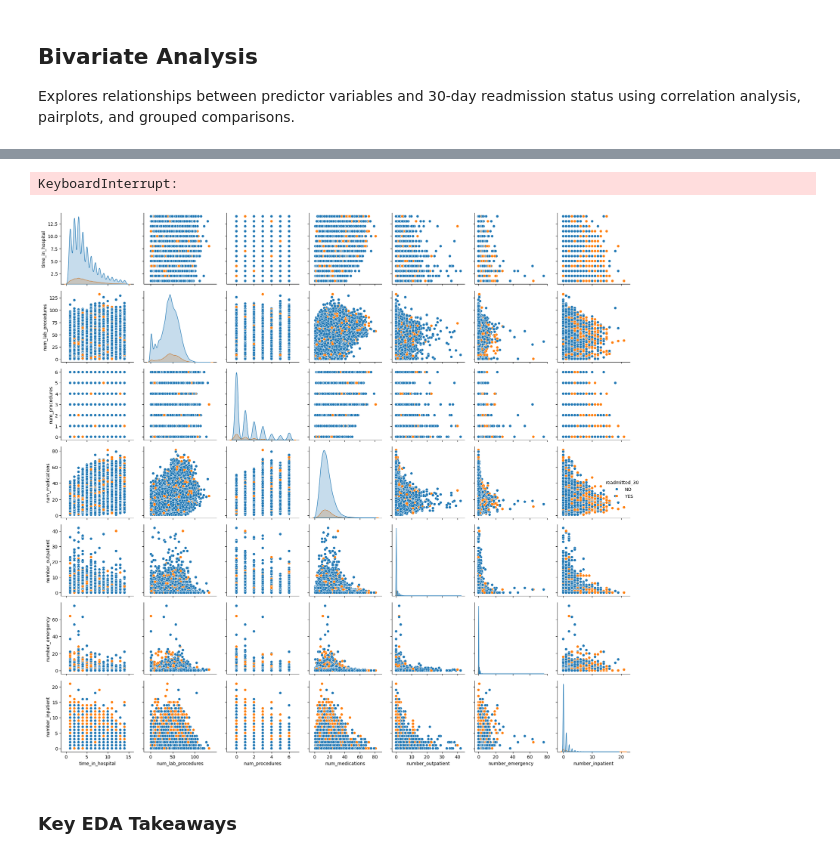
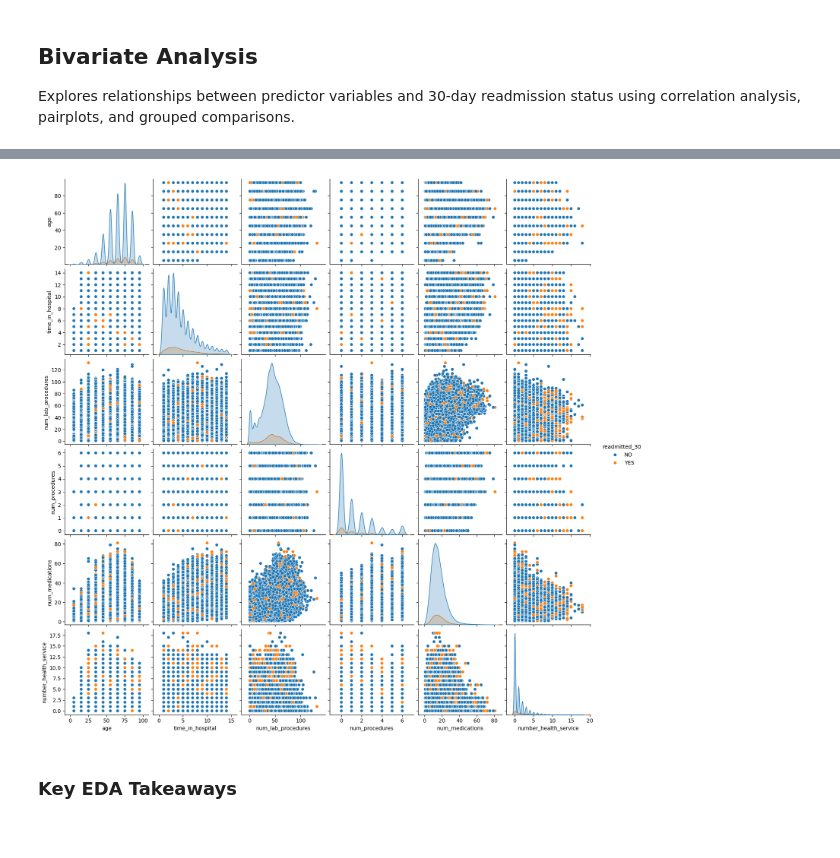
Before and after one commit to RayofData/30-Day-Hospital-Readmission-Analysis, a Jupyter notebook: EDA.ipynb, the cells around one changed output, grey strips where cells are left out. Cells and saved outputs as stored; diff of their text form; code cells hidden in the pictures.

```diff
--- a/EDA.ipynb
+++ b/EDA.ipynb
@@ -654,5 +675,5 @@ clean_df.loc[
 # %%
-diag_order = ["3 or less", 4, 5, 6, 7, 8, "9 or more"]
+diag_order = [3, 4, 5, 6, 7, 8, 9]
 
 clean_df["number_diagnoses"] = pd.Categorical(
     clean_df["number_diagnoses"],
@@ -791,16 +791,12 @@ for col in visit_cols:
 # %%
-visit_order = [0, 1, 2, 3, 4, 5, "6 or more"]
+visit_order = [0, 1, 2, 3, 4, 5, 6]
 
-for col in visit_cols:
-    clean_df[col] = pd.Categorical(
-        clean_df[col],
-        categories=visit_order,
-        ordered=True
-    )
-
+for i, col in enumerate(visit_cols):
+    mean_out = clean_df[col].mean()
     visit_pct = (
         clean_df[col]
         .value_counts(normalize=True, sort=False)
+        .reindex(visit_order)
         .mul(100)
     )
 
@@ -811,11 +807,22 @@ for col in visit_cols:
         edgecolor="white"
     )
 
+    plt.axvline(
+        mean_out,
+        color="red",
+        linestyle="--",
+        linewidth=2,
+        label=f"Mean = {mean_out:.2f}"
+    )
+
+
     clean_name = col.replace("_", " ").title()
 
     plt.xlabel(clean_name)
     plt.ylabel("Percent")
     plt.title(f"Distribution of {clean_name}")
+    handles, labels = ax.get_legend_handles_labels()
+    plt.legend(handles=[handles[0]], labels=[labels[0]])
     plt.xticks(rotation=45)
 
     for i, pct in enumerate(visit_pct.values):
@@ -828,6 +835,7 @@ for col in visit_cols:
         )
 
     plt.ylim(0, visit_pct.max() * 1.1)
+
     plt.tight_layout()
     plt.show()
 # %% [output]
@@ -837,3 +845,9 @@ for col in visit_cols:
+# %%
+clean_df["number_health_service"] = (
+    clean_df["number_outpatient"]
+    + clean_df["number_emergency"]
+    + clean_df["number_inpatient"]
+)
 # %% [markdown]
 ## Bivariate Analysis
 
@@ -899,24 +898,22 @@ plt.show()
 # %%
-# More cols, more time. 7 cols take 2 mins.
+# More cols, more time. 6 cols take 1.75 mins. 7 cols take 2 mins. 8 cols take 3 mins
 cols = [
+    "age",
     "time_in_hospital",
     "num_lab_procedures",
     "num_procedures",
     "num_medications",
-    "number_outpatient",
-    "number_emergency",
-    "number_inpatient",
+    "number_health_service",
     "readmitted_30"
 ]
 
 sns.pairplot(
     clean_df[cols],
     hue="readmitted_30"
 )
 
 plt.show()
 # %% [output]
-KeyboardInterrupt:
-[figure, old version]
+[figure, new version]
 # %% [markdown]
 ### Key EDA Takeaways
```
Also changed, not shown: parts of 14 cells of this notebook.
